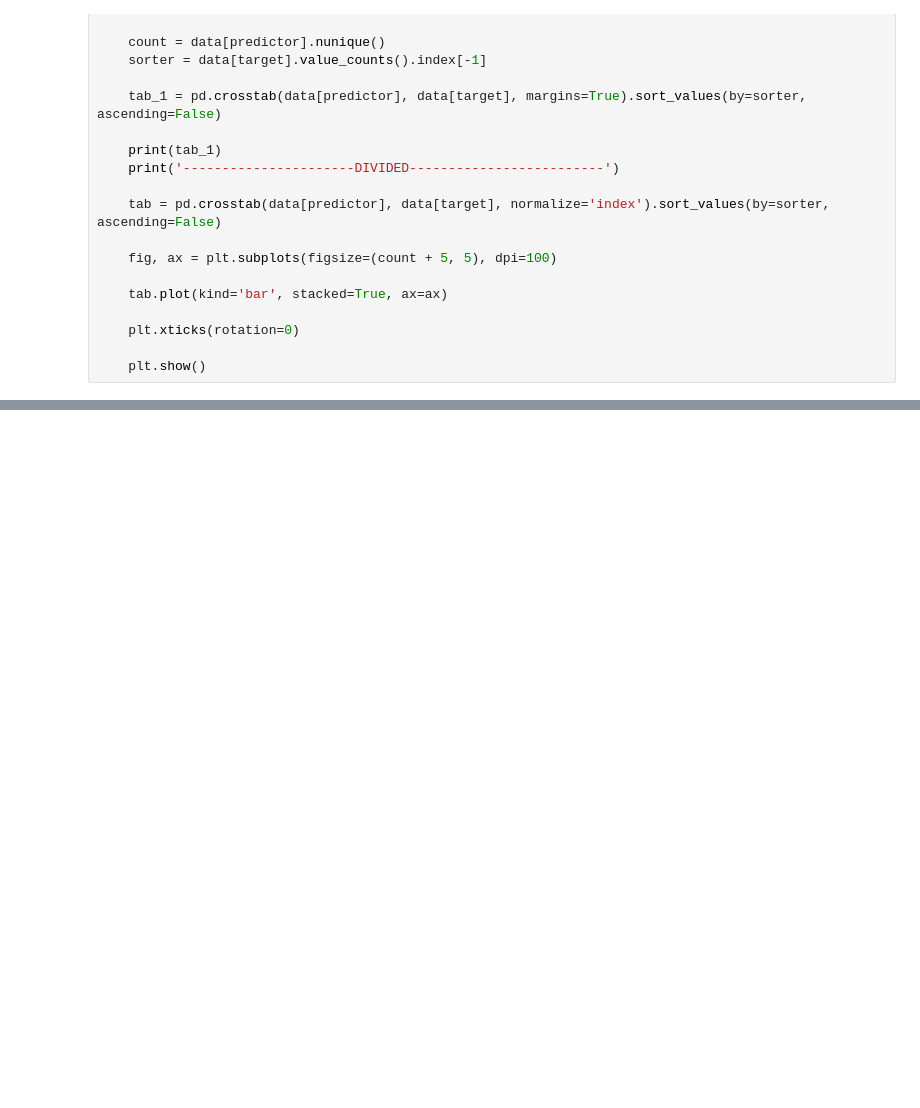
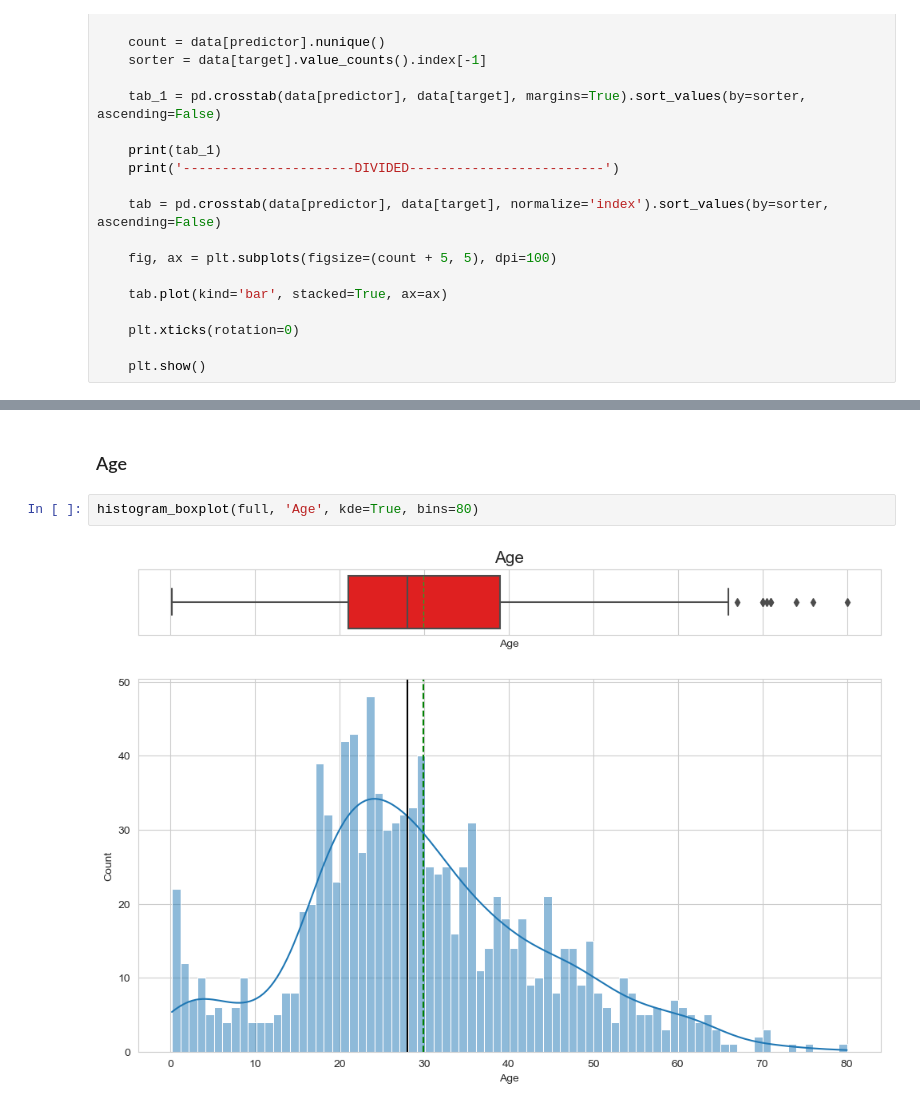
Before and after one commit to ArthurXia1031/Data_Science_Project, a Jupyter notebook: machine_learning/Supervised_Learning/Titanic/final_practice/titanic_ml.ipynb, the cells around one changed output, grey strips where cells are left out. Drawn from its saved outputs; the diff is of its cells as text; blank space fills up the shorter version.

```diff
--- a/machine_learning/Supervised_Learning/Titanic/final_practice/titanic_ml.ipynb
+++ b/machine_learning/Supervised_Learning/Titanic/final_practice/titanic_ml.ipynb
@@ -171,0 +229,6 @@ def labeled_barplot(data, feature, perc=False, n=None):
+# %% [markdown]
+### Age
+# %%
+histogram_boxplot(full, 'Age', kde=True, bins=80)
+# %% [output]
+[figure, added]
```
Also changed, not shown: parts of 30 cells of this notebook.
